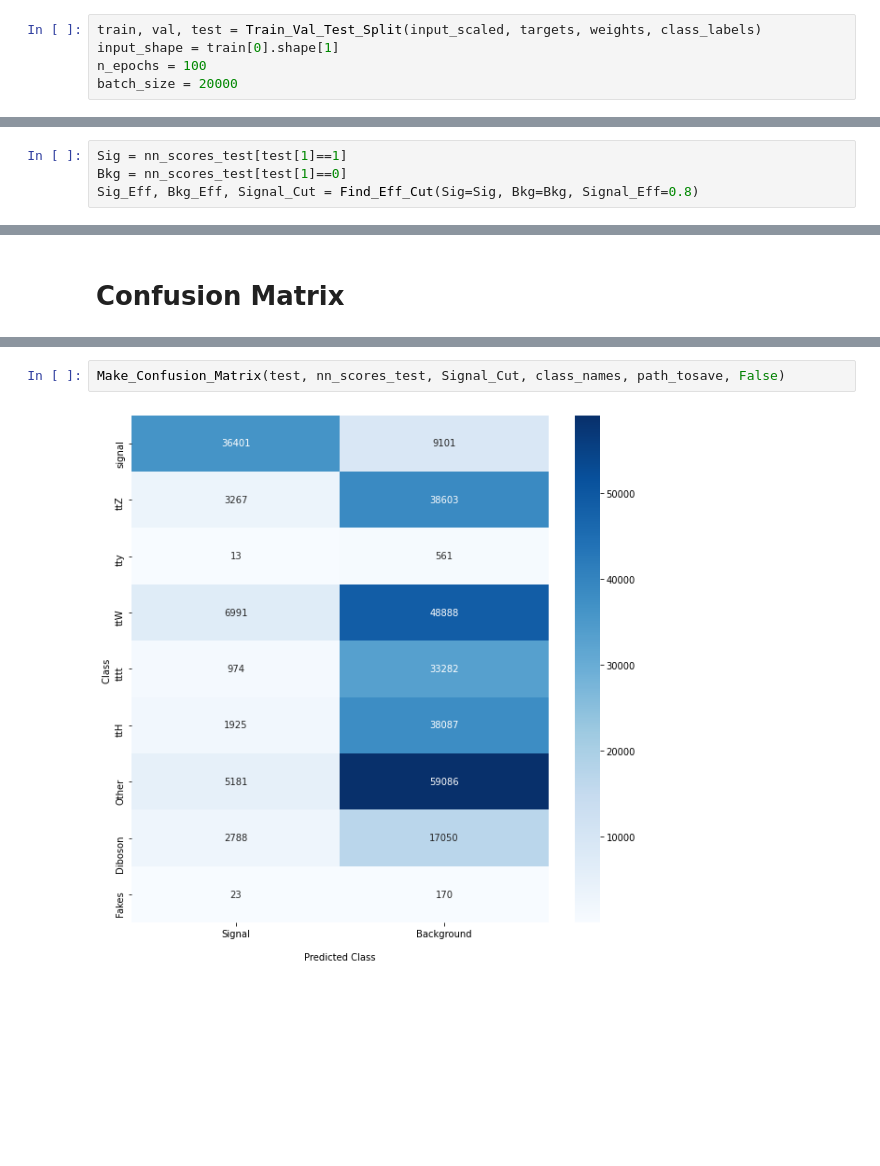
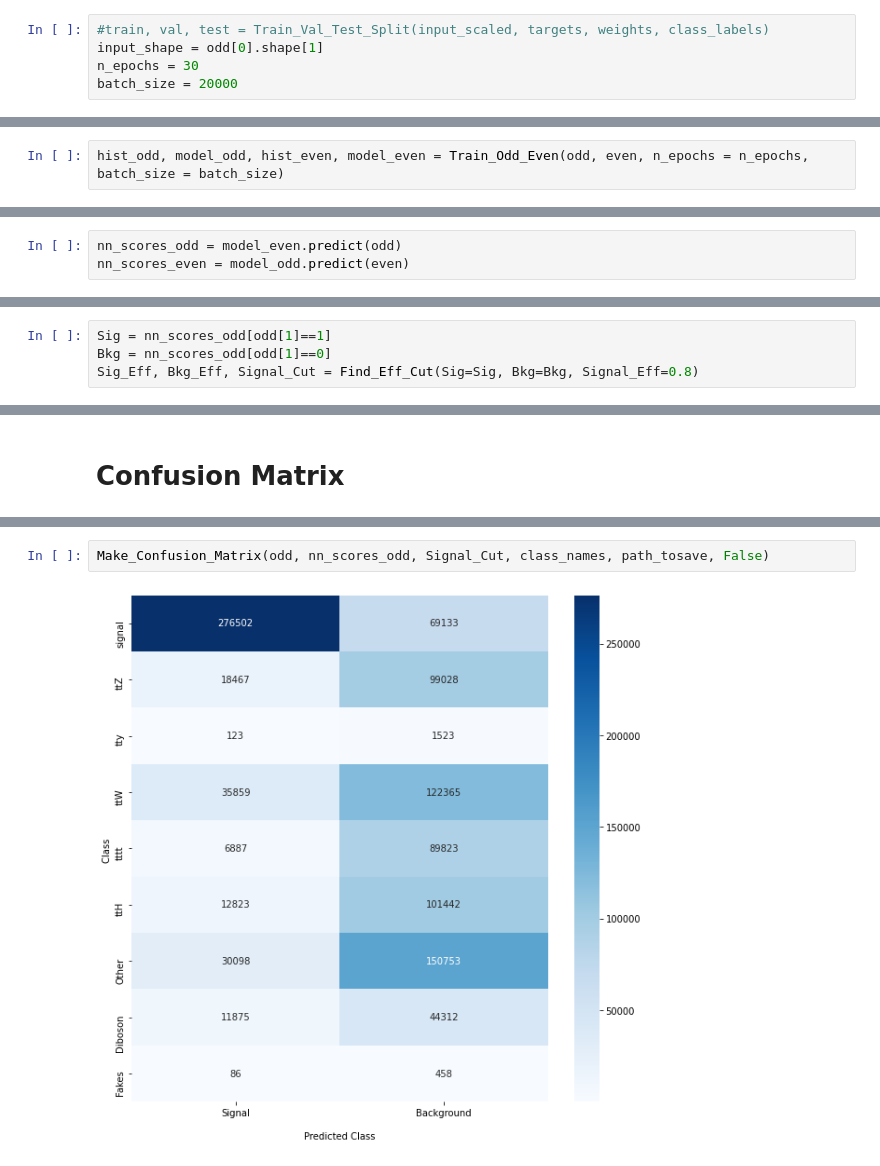
Before and after one commit to MerveNazlim/CatNN, a Jupyter notebook: NN_for_sstt/NN_for_sstt.ipynb, the cells around one changed output, grey strips where cells are left out. Cells and saved outputs as stored; diff of their text form; blank space fills up the shorter version.

```diff
--- a/NN_for_sstt/NN_for_sstt.ipynb
+++ b/NN_for_sstt/NN_for_sstt.ipynb
@@ -54,5 +61,5 @@ Scaled weights:: W(1)=839974, W(0)=839974
 # %%
-train, val, test = Train_Val_Test_Split(input_scaled, targets, weights, class_labels)
-input_shape = train[0].shape[1]
-n_epochs = 100
+#train, val, test = Train_Val_Test_Split(input_scaled, targets, weights, class_labels)
+input_shape = odd[0].shape[1]
+n_epochs = 30
 batch_size = 20000
@@ -63,0 +66,2 @@ batch_size = 20000
+# %%
+hist_odd, model_odd, hist_even, model_even = Train_Odd_Even(odd, even, n_epochs = n_epochs, batch_size = batch_size)
@@ -99,0 +116,3 @@ plt.savefig(path_tosave+"/NN_Output_Classes.png")
+# %%
+nn_scores_odd = model_even.predict(odd)
+nn_scores_even = model_odd.predict(even)
@@ -109,7 +141,7 @@ plt.savefig(path_tosave+"/Corr_Mat.png")
 # %% [markdown]
 # Calc Signal cut for desired Singal Efficiency
 # %%
-Sig = nn_scores_test[test[1]==1]
-Bkg = nn_scores_test[test[1]==0]
+Sig = nn_scores_odd[odd[1]==1]
+Bkg = nn_scores_odd[odd[1]==0]
 Sig_Eff, Bkg_Eff, Signal_Cut = Find_Eff_Cut(Sig=Sig, Bkg=Bkg, Signal_Eff=0.8)
 # %% [output]
@@ -134,4 +197,4 @@ plt.savefig(path_tosave + "/Feature_Importance.png")
 # %%
-Make_Confusion_Matrix(test, nn_scores_test, Signal_Cut, class_names, path_tosave, False)
+Make_Confusion_Matrix(odd, nn_scores_odd, Signal_Cut, class_names, path_tosave, False)
 # %% [output]
-[figure, old version]
+[figure, new version]
```
Also changed, not shown: parts of 27 cells of this notebook, 4 other files.
